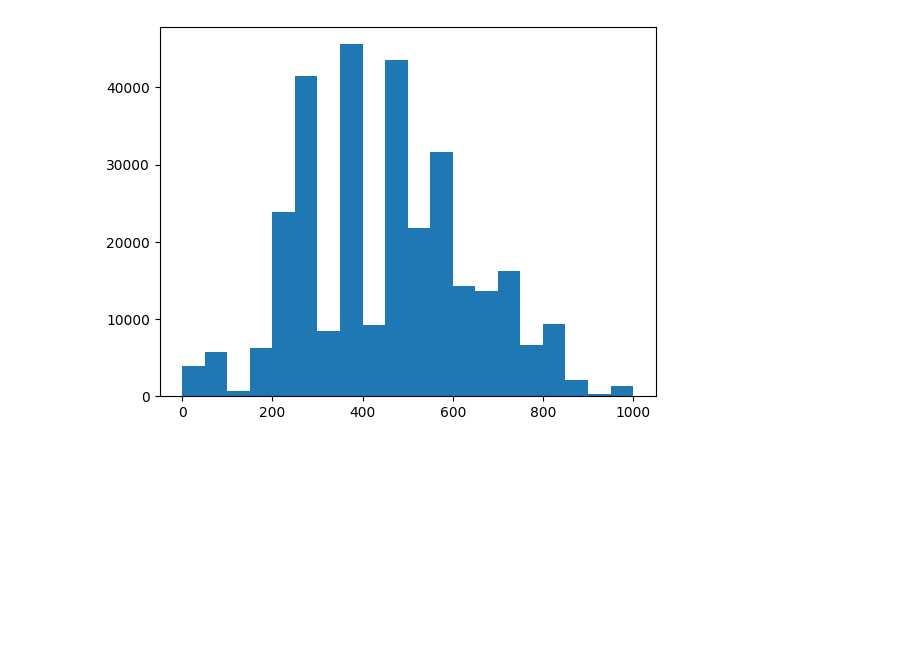
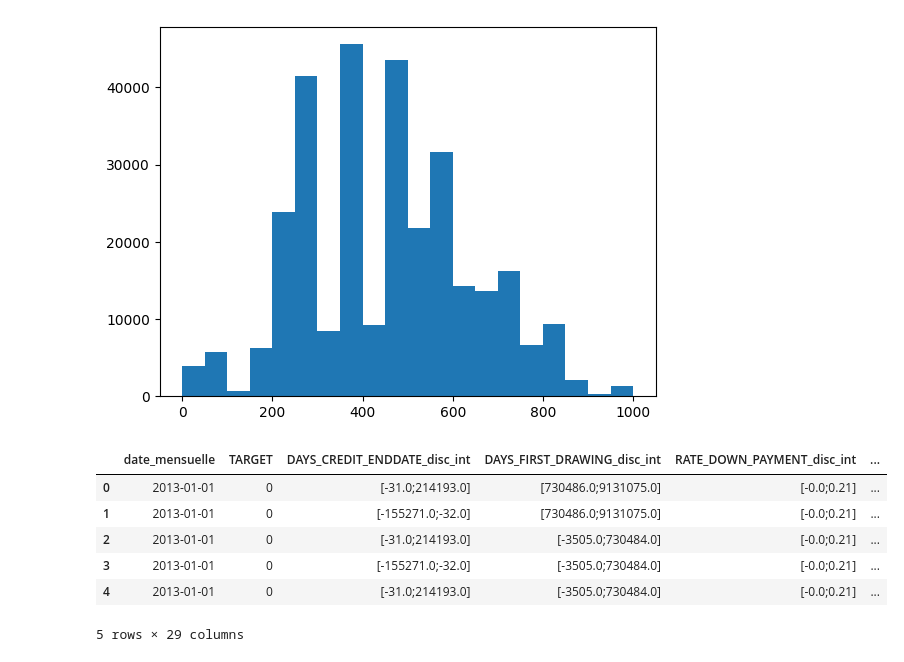
Before and after one commit to SamuelBaheux/Challenge_Nexialog, a Jupyter notebook: notebooks/dev/Grille_Score_2.ipynb, the cells around one changed output. Drawn from its saved outputs; the diff is of its cells as text; code cells hidden in the pictures; blank space fills up the shorter version.

```diff
--- a/notebooks/dev/Grille_Score_2.ipynb
+++ b/notebooks/dev/Grille_Score_2.ipynb
@@ -160,3 +160,15 @@ plt.hist(df_score["Score_ind"], bins=20)
 [figure]
 # %%
 df_score.to_csv("../../data/df_score.csv")
+# %%
+import pandas as pd
+d = pd.read_csv("/Users/SamuelLP/Desktop/git/Challenge_Nexialog/datas/df_score.csv", index_col=[0])
+d.head()
+# %% [output]
+|  | date_mensuelle | TARGET | DAYS_CREDIT_ENDDATE_disc_int | DAYS_FIRST_DRAWING_disc_int | RATE_DOWN_PAYMENT_disc_int | ... |
+| 0 | 2013-01-01 | 0 | [-31.0;214193.0] | [730486.0;9131075.0] | [-0.0;0.21] | ... |
+| 1 | 2013-01-01 | 0 | [-155271.0;-32.0] | [730486.0;9131075.0] | [-0.0;0.21] | ... |
+| 2 | 2013-01-01 | 0 | [-31.0;214193.0] | [-3505.0;730484.0] | [-0.0;0.21] | ... |
+| 3 | 2013-01-01 | 0 | [-155271.0;-32.0] | [-3505.0;730484.0] | [-0.0;0.21] | ... |
+| 4 | 2013-01-01 | 0 | [-31.0;214193.0] | [-3505.0;730484.0] | [-0.0;0.21] | ... |
+5 rows × 29 columns
```
Also changed, not shown: parts of 2 cells of this notebook, 4 other files.
